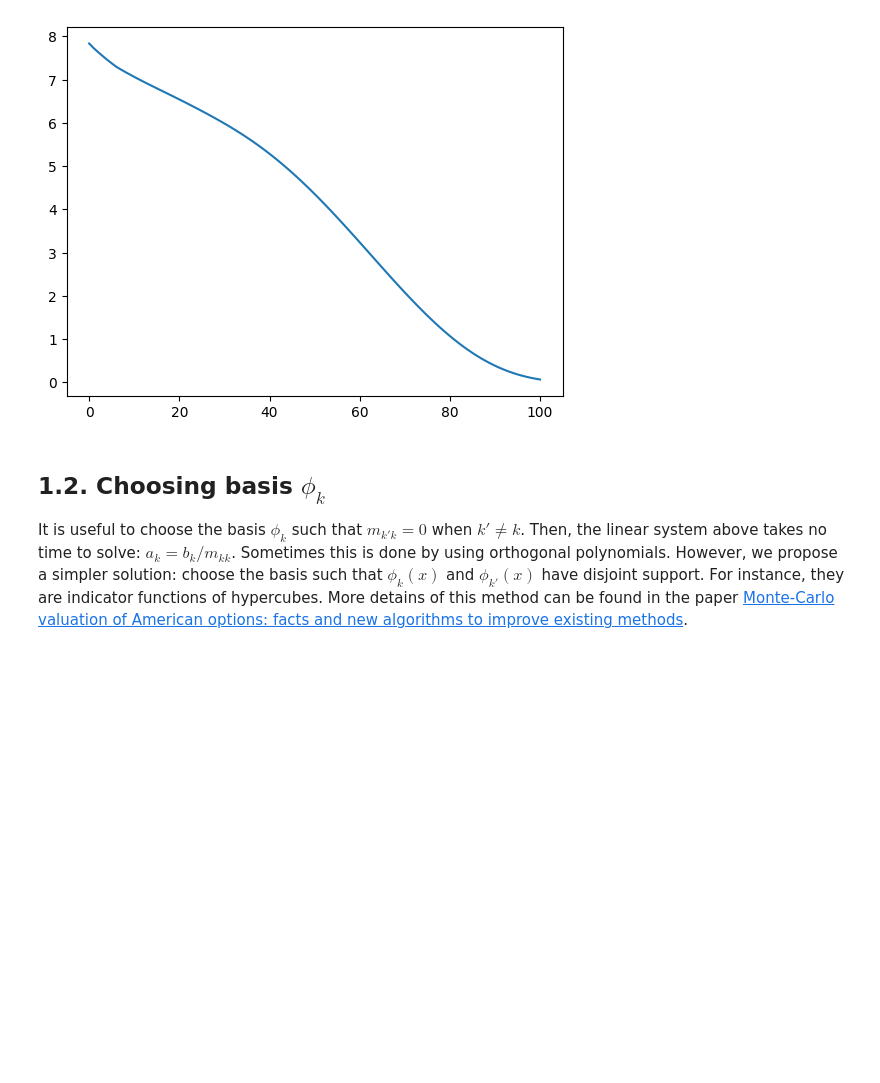
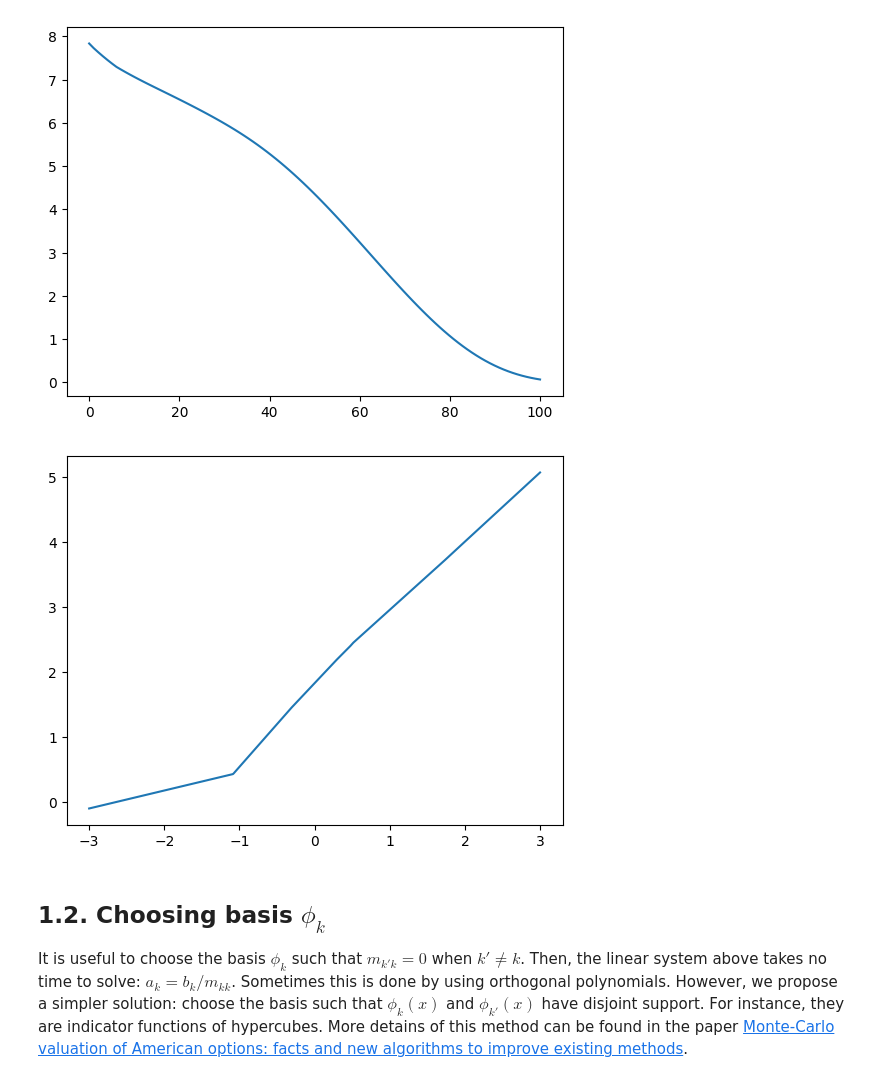
Before and after one commit to arashfahim/Stochastic_Control_FSU, a Jupyter notebook: Discrete_time_DPP.ipynb, the cells around one changed output. Cells and saved outputs as stored; diff of their text form; code cells hidden in the pictures; blank space fills up the shorter version.

```diff
--- a/Discrete_time_DPP.ipynb
+++ b/Discrete_time_DPP.ipynb
@@ -126,6 +128,12 @@ m = loss_epoch.detach().numpy()
 plt.plot(n,m);
 # %% [output]
 [figure]
+# %%
+xx = torch.linspace(-3,3,600)
+yy = model1(xx.unsqueeze(1))
+plt.plot(xx.detach().numpy(),yy.detach().numpy());
+# %% [output]
+[figure, added]
 # %% [markdown]
 ## 1.2. Choosing basis $\phi_k$
 
```
Also changed, not shown: parts of 1 cell of this notebook.
